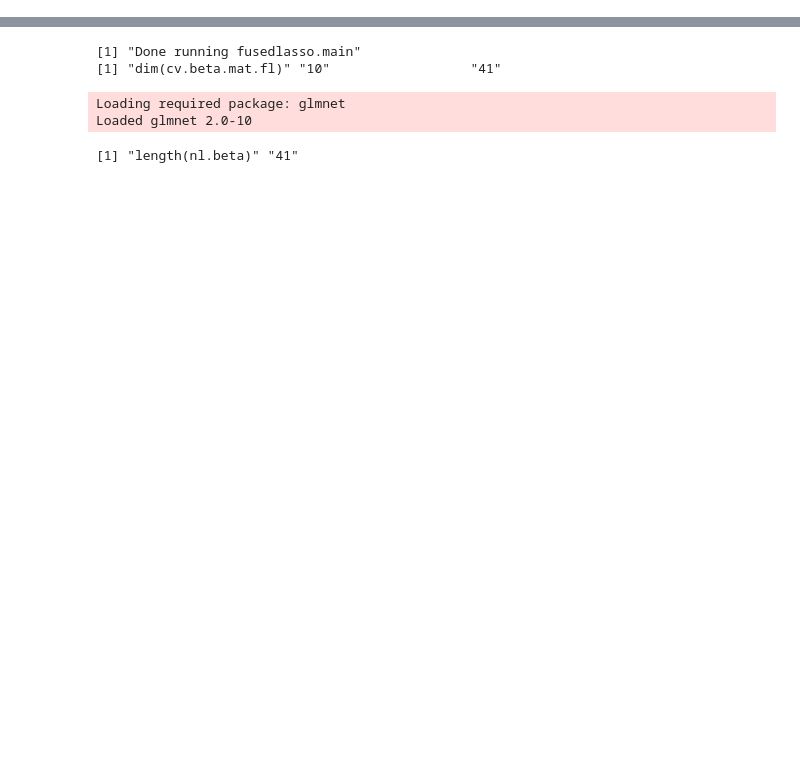
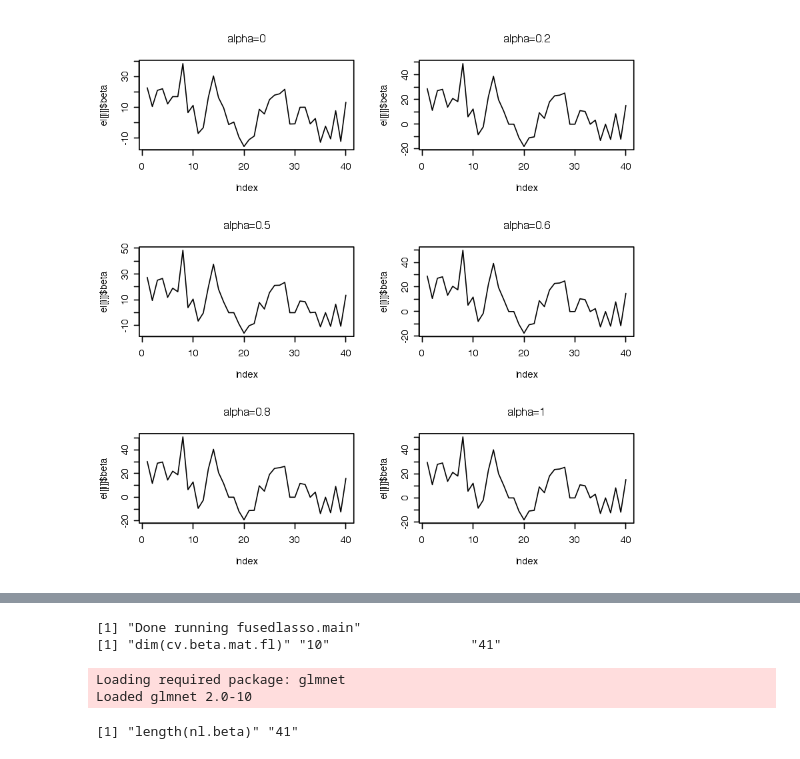
Before and after one commit to fba67/fusedlasso, a Jupyter notebook: simulation/flasso_simulation_4.ipynb, the cells around one changed output, grey strips where cells are left out. Saved outputs shown, nothing was run; the diff lists cells and outputs as text; code cells hidden in the pictures; blank space fills up the shorter version.

```diff
--- a/simulation/flasso_simulation_4.ipynb
+++ b/simulation/flasso_simulation_4.ipynb
@@ -64,0 +89,6 @@ bestGammasIdx <- 1
+# %%
+par(mfrow= c(3,2))
+for(i in seq(length(alphas)))
+  plot(el[[i]]$beta, type= "l", main= paste("alpha=", alphas[i],sep= ""));
+# %% [output]
+[figure, added]
```
Also changed, not shown: parts of 10 cells of this notebook.
